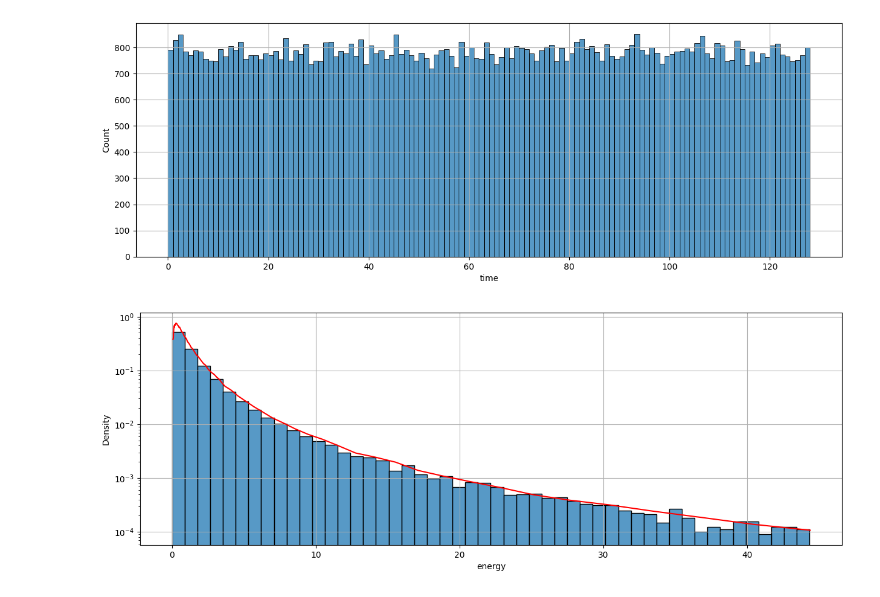
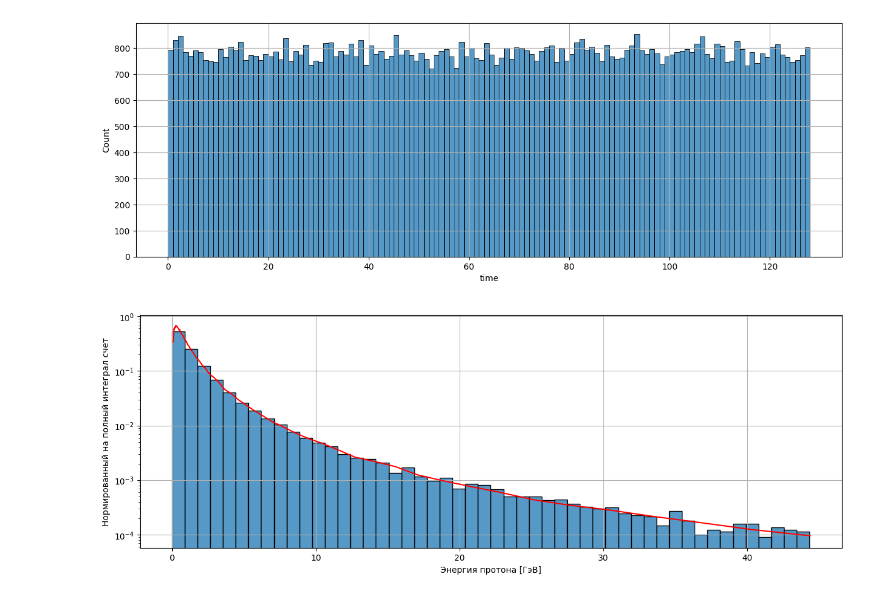
Before and after one commit to satysh/hero_geant4, a Jupyter notebook: project/macro/jupyter/check_energymc_and_timemc.ipynb, the cells around one changed output. Drawn from its saved outputs; the diff is of its cells as text; code cells hidden in the pictures.

Commit message:
add correct flux2010 integral

```diff
--- a/project/macro/jupyter/check_energymc_and_timemc.ipynb
+++ b/project/macro/jupyter/check_energymc_and_timemc.ipynb
@@ -4,12 +4,12 @@ import matplotlib.pyplot as plt
 import seaborn as sns
 import numpy as np
 # %%
-file = open('../../output/err.txt')
+file = open('100k_background_protons.txt')
 data_txt = file.readlines()
 
 tlist = list()
 elist = list()
-for row in data_txt[2:]:
+for row in data_txt:
     _thrd, _sign, now_t, now_e = row.split()
     tlist.append(float(now_t))
     elist.append(float(now_e))
@@ -35,7 +35,7 @@ sns.histplot(data['time'], bins=128);
 # %% [output]
 [figure]
 # %%
-norm = (3500) ** -1
+norm = (3913.328) ** -1
 file = open('../../input/IntPam2010.txt')
 lines = file.readlines()
 E_2010 = []
@@ -50,10 +50,12 @@ flux_data = pd.DataFrame({'flux': flux_2010,
 # %%
 plt.figure(figsize=(15, 5))
 plt.grid()
-weights = np.ones_like(data['energy']) / len(data)
-sns.histplot(data['energy']/1000., bins=50, stat='density')
-plt.plot(E_2010, flux_2010, color='red')
+ax = plt.gca()
+ax.set_xlabel('Энергия протона [ГэВ]')
+ax.set_ylabel('Нормированный на полный интеграл счет');
+ax1 = sns.histplot(data['energy'], bins=50, stat='density')
+ax2 = plt.plot(E_2010, flux_2010, color='red')
 plt.yscale('log')
 #plt.xscale('log');
 # %% [output]
-[figure, old version]
+[figure, new version]
```
